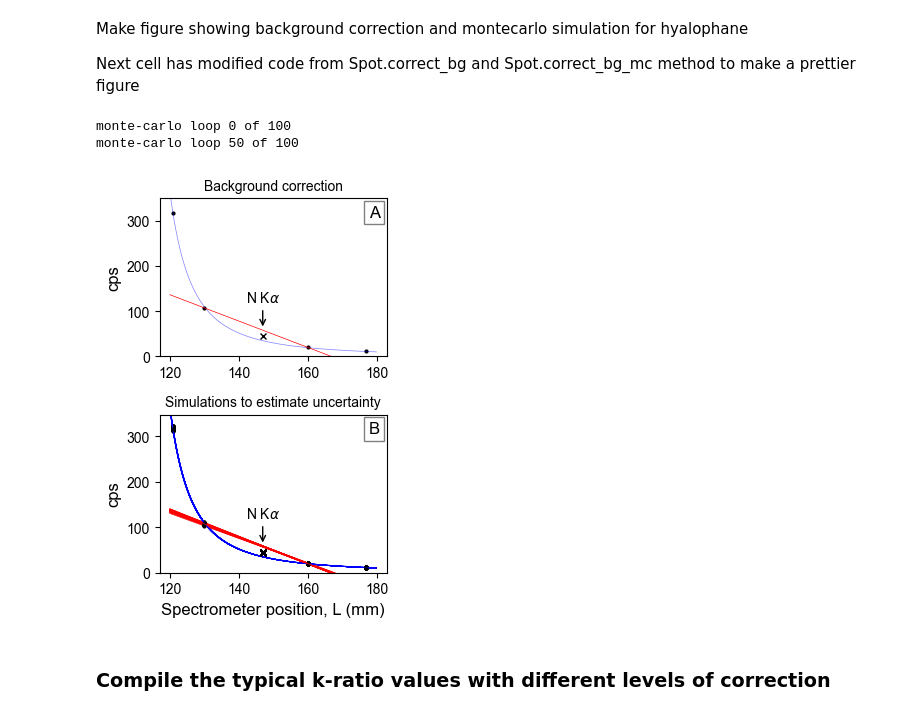
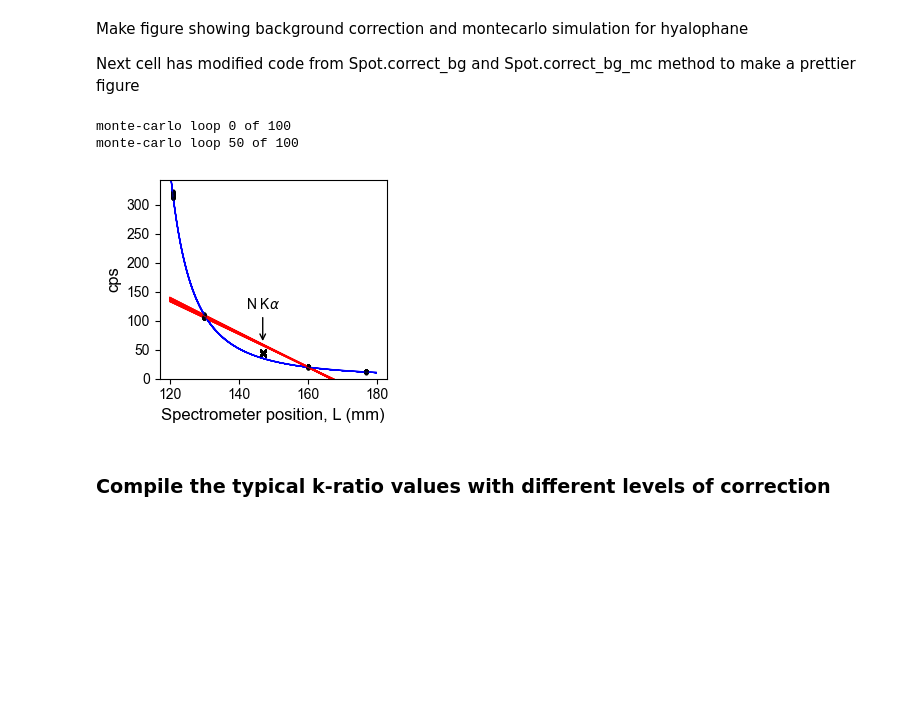
Before and after one commit to eleanor-m/n_epma_analysis, a Jupyter notebook: notebooks/02_hyalophane_StA.ipynb, the cells around one changed output. Cells and saved outputs as stored; diff of their text form; code cells hidden in the pictures; blank space fills up the shorter version.

Commit message:
Update Figure 4

```diff
--- a/notebooks/02_hyalophane_StA.ipynb
+++ b/notebooks/02_hyalophane_StA.ipynb
@@ -301,44 +301,9 @@ def plot_background_correction(
 # Select spot of interest to use
 spot = myspot[5]
 
-fig = plt.figure(figsize=(8*0.39, 12*0.39))
-mosaic = """A
-            B"""
-ax_dict = fig.subplot_mosaic(mosaic, sharex=False)
-
-for label, ax in ax_dict.items():
-    trans = mtransforms.ScaledTranslation(-5/72, -5/72, fig.dpi_scale_trans)
-    ax.text(1.0, 1.0, label, transform=ax.transAxes + trans,
-            fontsize=12, ha='right', va='top', fontfamily='Arial',
-            bbox=dict(facecolor='w', edgecolor='grey', pad=3.0))
-
-# === Normal background correction =====================================
-plt.sca(ax_dict["A"])
-
-idx = spot.idx_N[0]  # index of the element to be corrected
-idx_dupl = spot.idx_N[1]  # index of the additional bg measurements
-
-# Get background positions for N as a numpy array
-bg_pos = compute_bg_positions(spot)
-
-# Get background cps values as a numpy array
-lwr_bg_cps = np.array(spot.bg.lwr_cps[idx:idx_dupl + 1])
-upr_bg_cps = np.array(spot.bg.upr_cps[idx:idx_dupl + 1])
-bg_cps = np.concatenate((lwr_bg_cps, upr_bg_cps), axis=0)
-
-# Fit the background according to its shape
-modelout = fit_quant_bg(bg_pos, bg_cps, spot.wd_scan_params)
-
-# Find the corrected background cps
-corrected_bg = modelout.eval(x=spot.peak.pos[idx])
-pk_cps_corrected = spot.peak.raw_cps[idx] - corrected_bg
-
-plot_background_correction(
-        modelout, spot.peak.pos[idx], spot.peak.raw_cps[idx], bg_pos,
-        bg_cps, figure_axis=ax_dict["A"])
+fig, ax = plt.subplots(figsize=(8*0.39, 7*0.39))
 
 # === Monte Carlo background correction =====================================
-plt.sca(ax_dict["B"])
 
 num_mc_sims = 100
 
@@ -381,49 +346,42 @@ for i in range(num_mc_sims):
 
     # Print a loop counter
     if i % 50 == 0: # If i is divisible by 50
         print('monte-carlo loop {} of {}'.format(i, num_mc_sims))
 
     modelout = fit_quant_bg(bg_pos, bg_cps[i, :], spot.wd_scan_params)
 
     fit_params_mc[i] = [modelout.params['amplitude'].value,
                         modelout.params['c'].value]
 
     # Find the corrected background cps
     bg_cps_corrected[i] = modelout.eval(x=spot.peak.pos[idx])
     pk_cps_net_corrected[i] = pk_cps_raw[i] - bg_cps_corrected[i]
 
     # Add this to the figure
     xlims, ylims = plot_background_correction(
         modelout, spot.peak.pos[idx], pk_cps_raw[i], bg_pos,
-        bg_cps[i, :], figure_axis=ax_dict["B"])
+        bg_cps[i, :], figure_axis=ax)
 
 mean_from_mc = [np.mean(pk_cps_net_corrected), np.mean(bg_cps_corrected)]
 stdev_pcnt_from_mc = [np.std(pk_cps_net_corrected) * 100 / mean_from_mc[0],
                         np.std(bg_cps_corrected) * 100 / mean_from_mc[1]]
 
-for k in ax_dict.keys():
-
-    ax_dict[k].annotate(
-        text=r"N K$\alpha$",
-        xy=(146.893, 60),
-        xytext=(146.893, 120),
-        ha="center",
-        arrowprops={"arrowstyle": "->"}
-    )
-
-ax_dict["A"].set_title("Background correction", fontsize=10)
-ax_dict["B"].set_title("Simulations to estimate uncertainty", fontsize=10)
-ax_dict["A"].set_xlabel(None)
-
+ax.annotate(
+    text=r"N K$\alpha$",
+    xy=(146.893, 60),
+    xytext=(146.893, 120),
+    ha="center",
+    arrowprops={"arrowstyle": "->"}
+)
 
 plt.tight_layout()
 plt.savefig("../figures/fig_hyalophane_bg_correction_and_mc_simulation.png", dpi=600)
 plt.savefig("../figures/for_submission/Figure_4.pdf", dpi=600)
 plt.show()
 # %% [output]
 monte-carlo loop 0 of 100
 monte-carlo loop 50 of 100
-[figure, old version]
+[figure, new version]
 # %%
 summary_tables = correct_quant.write_summary_excel_tables(
     myspot,
```
Also changed, not shown: parts of 1 cell of this notebook, 3 other files.
